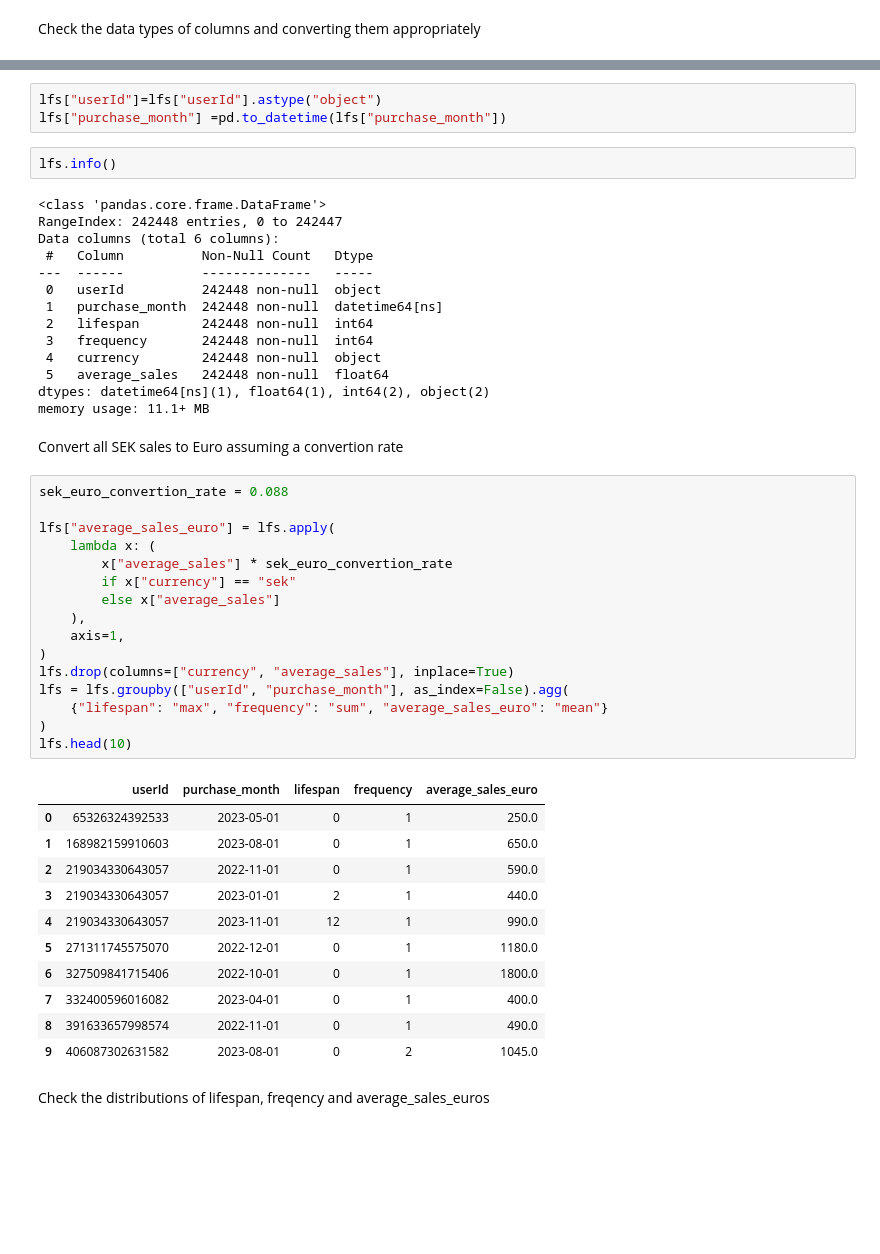
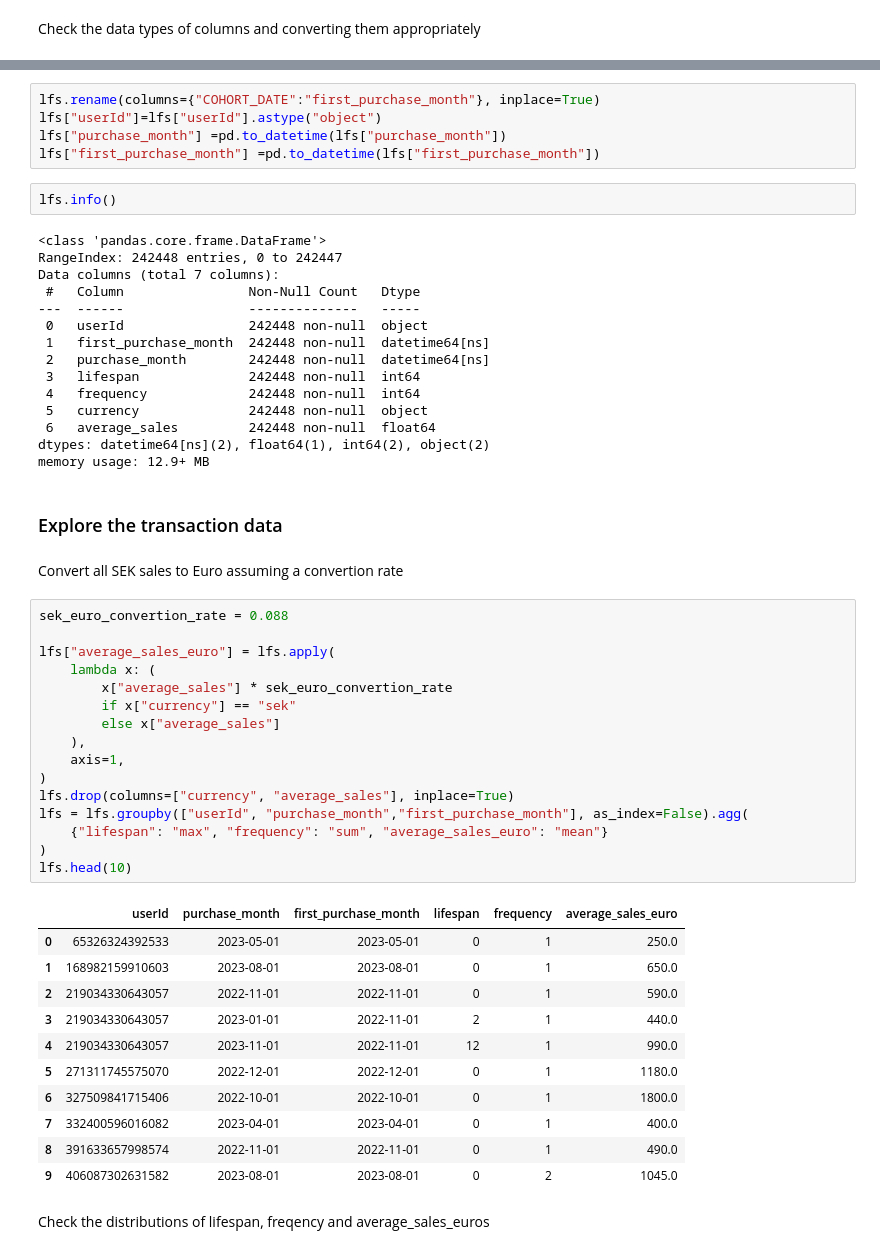
Before and after one commit to kennedyopokuasare/ResqCLV, a Jupyter notebook: customer-lifetime-value-analysis.ipynb, the cells around one changed output, grey strips where cells are left out. Cells and saved outputs as stored; diff of their text form; blank space fills up the shorter version.

```diff
--- a/customer-lifetime-value-analysis.ipynb
+++ b/customer-lifetime-value-analysis.ipynb
@@ -159,52 +161,57 @@ memory usage: 11.1+ MB
 # %%
+lfs.rename(columns={"COHORT_DATE":"first_purchase_month"}, inplace=True)
 lfs["userId"]=lfs["userId"].astype("object")
 lfs["purchase_month"] =pd.to_datetime(lfs["purchase_month"])
+lfs["first_purchase_month"] =pd.to_datetime(lfs["first_purchase_month"])
 # %%
 lfs.info()
 # %% [output]
 <class 'pandas.core.frame.DataFrame'>
 RangeIndex: 242448 entries, 0 to 242447
-Data columns (total 6 columns):
- #   Column          Non-Null Count   Dtype
----  ------          --------------   -----
- 0   userId          242448 non-null  object
- 1   purchase_month  242448 non-null  datetime64[ns]
- 2   lifespan        242448 non-null  int64
- 3   frequency       242448 non-null  int64
- 4   currency        242448 non-null  object
- 5   average_sales   242448 non-null  float64
-dtypes: datetime64[ns](1), float64(1), int64(2), object(2)
-memory usage: 11.1+ MB
+Data columns (total 7 columns):
+ #   Column                Non-Null Count   Dtype
+---  ------                --------------   -----
+ 0   userId                242448 non-null  object
+ 1   first_purchase_month  242448 non-null  datetime64[ns]
+ 2   purchase_month        242448 non-null  datetime64[ns]
+ 3   lifespan              242448 non-null  int64
+ 4   frequency             242448 non-null  int64
+ 5   currency              242448 non-null  object
+ 6   average_sales         242448 non-null  float64
+dtypes: datetime64[ns](2), float64(1), int64(2), object(2)
+memory usage: 12.9+ MB
+# %% [markdown]
+### Explore the transaction data
 # %% [markdown]
 Convert all SEK sales to Euro assuming a convertion rate
 # %%
 sek_euro_convertion_rate = 0.088
 
 lfs["average_sales_euro"] = lfs.apply(
     lambda x: (
         x["average_sales"] * sek_euro_convertion_rate
         if x["currency"] == "sek"
         else x["average_sales"]
     ),
     axis=1,
 )
 lfs.drop(columns=["currency", "average_sales"], inplace=True)
-lfs = lfs.groupby(["userId", "purchase_month"], as_index=False).agg(
+lfs = lfs.groupby(["userId", "purchase_month","first_purchase_month"], as_index=False).agg(
     {"lifespan": "max", "frequency": "sum", "average_sales_euro": "mean"}
 )
 lfs.head(10)
 # %% [output]
-|  | userId | purchase_month | lifespan | frequency | average_sales_euro |
-| 0 | 65326324392533 | 2023-05-01 | 0 | 1 | 250.0 |
-| 1 | 168982159910603 | 2023-08-01 | 0 | 1 | 650.0 |
-| 2 | 219034330643057 | 2022-11-01 | 0 | 1 | 590.0 |
-| 3 | 219034330643057 | 2023-01-01 | 2 | 1 | 440.0 |
-| 4 | 219034330643057 | 2023-11-01 | 12 | 1 | 990.0 |
-| 5 | 271311745575070 | 2022-12-01 | 0 | 1 | 1180.0 |
-| 6 | 327509841715406 | 2022-10-01 | 0 | 1 | 1800.0 |
-| 7 | 332400596016082 | 2023-04-01 | 0 | 1 | 400.0 |
-| 8 | 391633657998574 | 2022-11-01 | 0 | 1 | 490.0 |
-| 9 | 406087302631582 | 2023-08-01 | 0 | 2 | 1045.0 |
+|  | userId | purchase_month | first_purchase_month | lifespan | frequency | average_sales_euro |
+| 0 | 65326324392533 | 2023-05-01 | 2023-05-01 | 0 | 1 | 250.0 |
+| 1 | 168982159910603 | 2023-08-01 | 2023-08-01 | 0 | 1 | 650.0 |
+| 2 | 219034330643057 | 2022-11-01 | 2022-11-01 | 0 | 1 | 590.0 |
+| 3 | 219034330643057 | 2023-01-01 | 2022-11-01 | 2 | 1 | 440.0 |
+| 4 | 219034330643057 | 2023-11-01 | 2022-11-01 | 12 | 1 | 990.0 |
+| 5 | 271311745575070 | 2022-12-01 | 2022-12-01 | 0 | 1 | 1180.0 |
+| 6 | 327509841715406 | 2022-10-01 | 2022-10-01 | 0 | 1 | 1800.0 |
+| 7 | 332400596016082 | 2023-04-01 | 2023-04-01 | 0 | 1 | 400.0 |
+| 8 | 391633657998574 | 2022-11-01 | 2022-11-01 | 0 | 1 | 490.0 |
+| 9 | 406087302631582 | 2023-08-01 | 2023-08-01 | 0 | 2 | 1045.0 |
 # %% [markdown]
 Check the distributions of lifespan, freqency and average_sales_euros
 # %%
```
Also changed, not shown: parts of 27 cells of this notebook, 5 other files.
